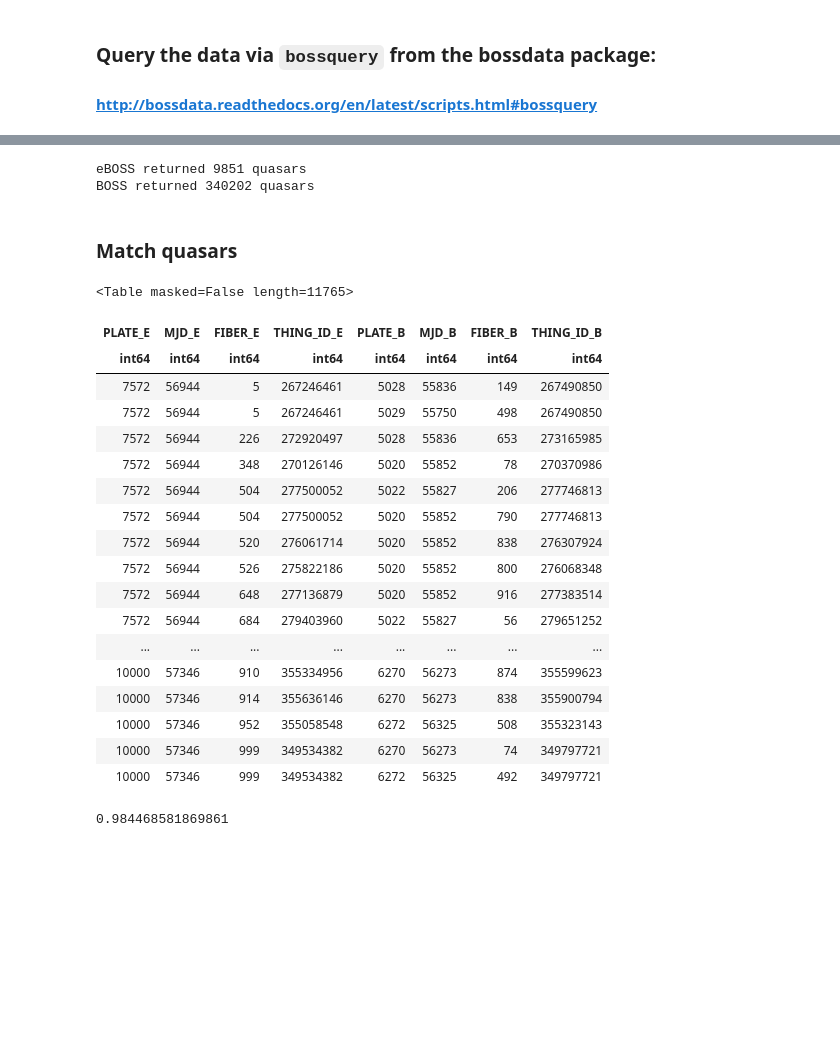
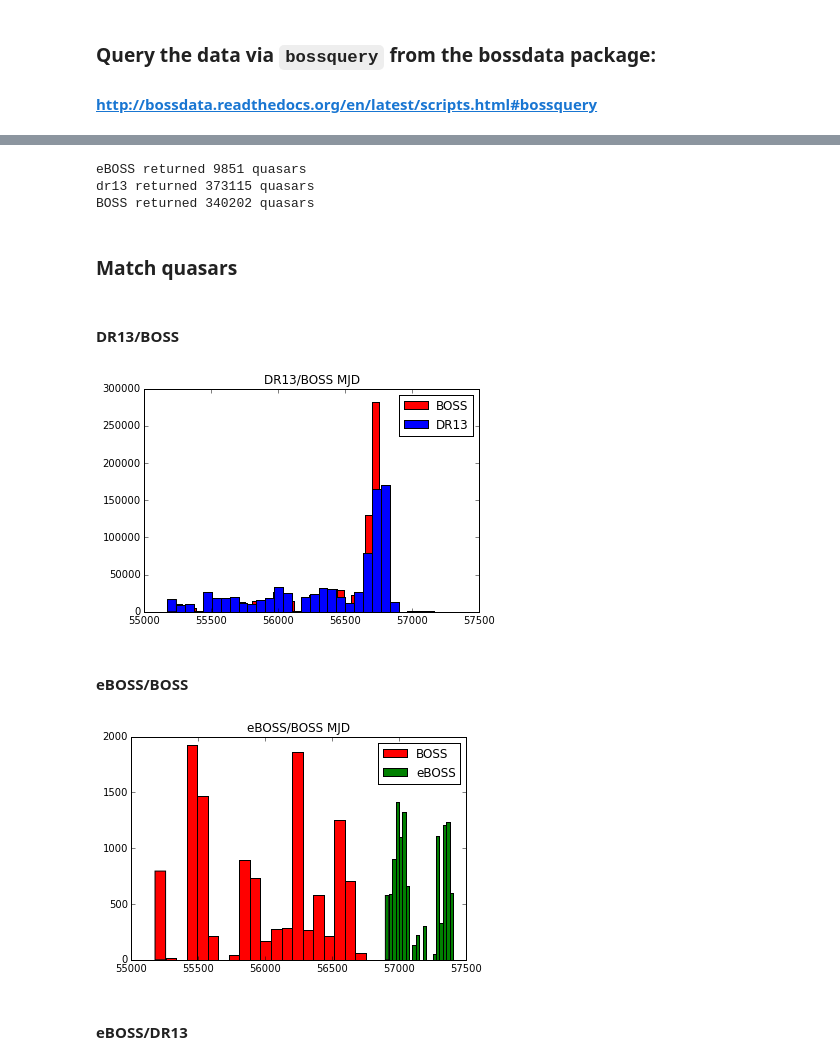
Before and after one commit to belaa/eboss-lya-qa, a Jupyter notebook: eboss_boss_repeat_qsos.ipynb, the cells around one changed output, grey strips where cells are left out. Drawn from its saved outputs; the diff is of its cells as text; code cells hidden in the pictures; blank space fills up the shorter version.

```diff
--- a/eboss_boss_repeat_qsos.ipynb
+++ b/eboss_boss_repeat_qsos.ipynb
@@ -33,12 +30,30 @@ Pipeline version number: export BOSS_REDUX_VERSION=v5_9_1
 # %%
-boss = ascii.read('boss_qsos.dat')
-eboss = ascii.read('eboss_qsos.dat', format='csv', delimiter=' ')
+boss = Table.read('boss_qsos.dat', format='ascii')
+dr13 = Table.read('dr13_qsos.dat', format='ascii')
+eboss = Table.read('eboss_qsos.dat', format='ascii')
 # %%
 print 'eBOSS returned %d quasars' %len(eboss)
+print 'dr13 returned %d quasars' %len(dr13)
 print 'BOSS returned %d quasars' %len(boss)
 # %% [output]
 eBOSS returned 9851 quasars
+dr13 returned 373115 quasars
 BOSS returned 340202 quasars
 # %% [markdown]
 ### Match quasars
+# %% [markdown]
+#### DR13/BOSS
+# %%
+dr13_boss_overlap = join(dr13, boss, keys=('RUN','RERUN','CAMCOL','FIELD', 'ID'), join_type='inner', table_names=('D','B'))
+dr13_boss_overlap = dr13_boss_overlap.group_by(('PLATE_D','MJD_D','FIBER_D'))
+dr13_boss_repeats = Table([dr13_boss_overlap['PLATE_D'],dr13_boss_overlap['MJD_D'],dr13_boss_overlap['FIBER_D'],dr13_boss_overlap['THING_ID_D'],dr13_boss_overlap['PLATE_B'],dr13_boss_overlap['MJD_B'],dr13_boss_overlap['FIBER_B'],dr13_boss_overlap['THING_ID_B']])
+# %%
+plt.title('DR13/BOSS MJD')
+plt.hist(dr13_boss_repeats['MJD_B'], bins=30, color='r', label='BOSS')
+plt.hist(dr13_boss_repeats['MJD_D'], bins=30, color='b', label='DR13')
+plt.legend();
+# %% [output]
+[figure, added]
+# %% [markdown]
+#### eBOSS/BOSS
 # %%
@@ -48,22 +62,0 @@ repeats = Table([overlap['PLATE_E'],overlap['MJD_E'],overlap['FIBER_E'],overlap[
-# %%
-repeats
-# %% [output]
-<Table masked=False length=11765>
-| PLATE_E | MJD_E | FIBER_E | THING_ID_E | PLATE_B | MJD_B | FIBER_B | THING_ID_B |
-| int64 | int64 | int64 | int64 | int64 | int64 | int64 | int64 |
-| 7572 | 56944 | 5 | 267246461 | 5028 | 55836 | 149 | 267490850 |
-| 7572 | 56944 | 5 | 267246461 | 5029 | 55750 | 498 | 267490850 |
-| 7572 | 56944 | 226 | 272920497 | 5028 | 55836 | 653 | 273165985 |
-| 7572 | 56944 | 348 | 270126146 | 5020 | 55852 | 78 | 270370986 |
-| 7572 | 56944 | 504 | 277500052 | 5022 | 55827 | 206 | 277746813 |
-| 7572 | 56944 | 504 | 277500052 | 5020 | 55852 | 790 | 277746813 |
-| 7572 | 56944 | 520 | 276061714 | 5020 | 55852 | 838 | 276307924 |
-| 7572 | 56944 | 526 | 275822186 | 5020 | 55852 | 800 | 276068348 |
-| 7572 | 56944 | 648 | 277136879 | 5020 | 55852 | 916 | 277383514 |
-| 7572 | 56944 | 684 | 279403960 | 5022 | 55827 | 56 | 279651252 |
-| ... | ... | ... | ... | ... | ... | ... | ... |
-| 10000 | 57346 | 910 | 355334956 | 6270 | 56273 | 874 | 355599623 |
-| 10000 | 57346 | 914 | 355636146 | 6270 | 56273 | 838 | 355900794 |
-| 10000 | 57346 | 952 | 355058548 | 6272 | 56325 | 508 | 355323143 |
-| 10000 | 57346 | 999 | 349534382 | 6270 | 56273 | 74 | 349797721 |
-| 10000 | 57346 | 999 | 349534382 | 6272 | 56325 | 492 | 349797721 |
@@ -79,5 +63,9 @@ plt.hist(unique_eboss['MJD_E'], bins=np.linspace(56800, 57250, 60));
-# %%
-#Around 98% of eBOSS quasars are reobserved BOSS quasars (when overlap is performed over 340,202 BOSS quasars)
-float(len(unique_eboss))/len(eboss)
-# %% [output]
-0.984468581869861
+# %%
+plt.title('eBOSS/BOSS MJD')
+plt.hist(eboss_boss_repeats['MJD_B'], bins=20, color='r', label='BOSS')
+plt.hist(eboss_boss_repeats['MJD_E'], bins=20, color='g', label='eBOSS')
+plt.legend();
+# %% [output]
+[figure, added]
+# %% [markdown]
+#### eBOSS/DR13
```
Also changed, not shown: parts of 18 cells of this notebook, 3 other files.
